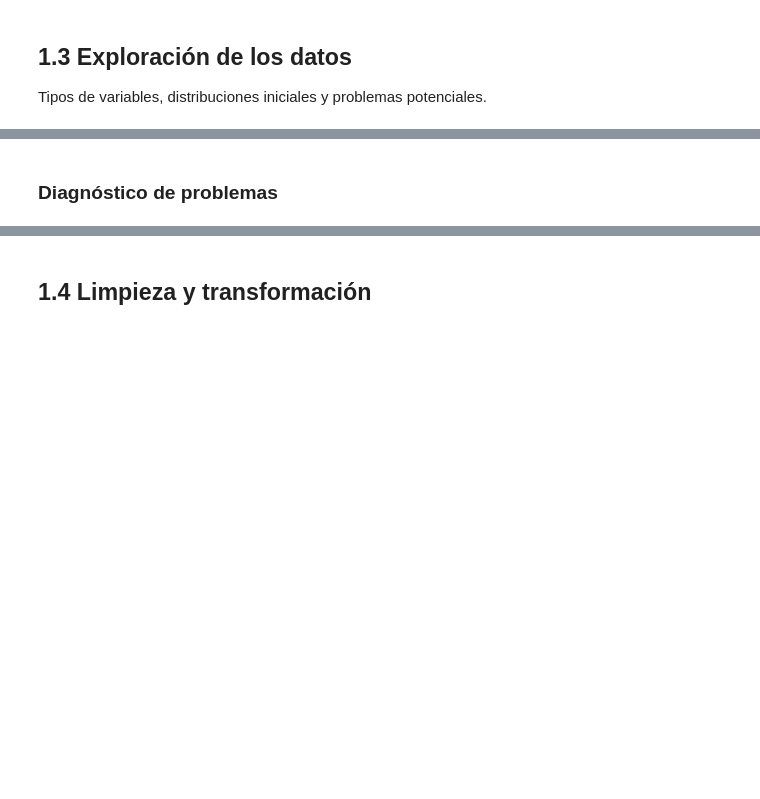
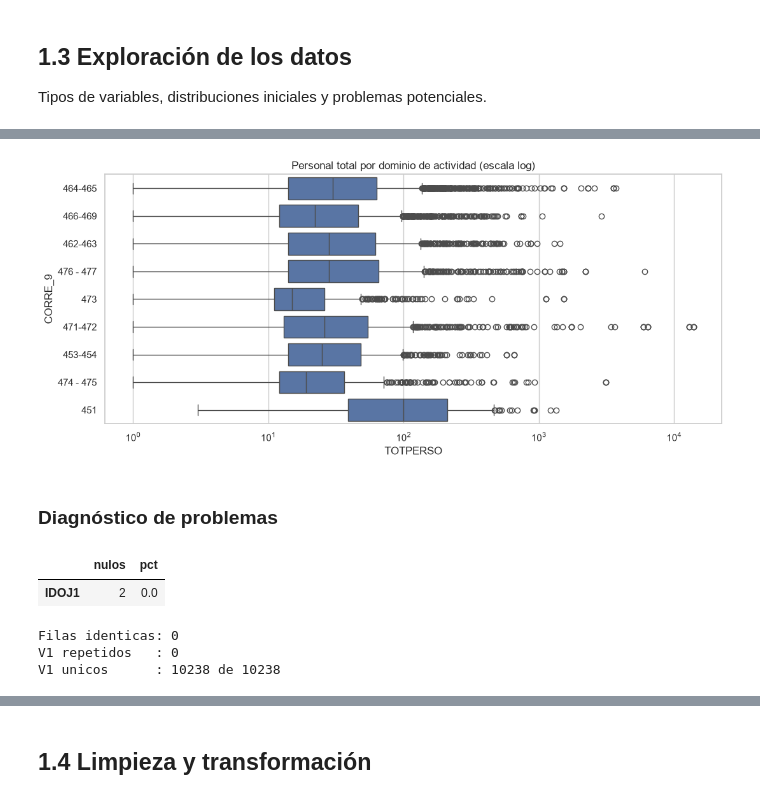
Before and after one commit to stivenmelo/analisis-eac-dane-2024, a Jupyter notebook: notebook/EAC_2024_analisis.ipynb, the cells around one changed output, grey strips where cells are left out. Cells and saved outputs as stored; diff of their text form; code cells hidden in the pictures; blank space fills up the shorter version.

```diff
--- a/notebook/EAC_2024_analisis.ipynb
+++ b/notebook/EAC_2024_analisis.ipynb
@@ -69,13 +242,34 @@ Tipos de variables, distribuciones iniciales y problemas potenciales.
 # %%
 # C12 — Personal total por dominio de actividad
-# Guía: celda 12
+fig, ax = plt.subplots(figsize=(11, 5))
+sns.boxplot(data=df[df["TOTPERSO"] > 0], x="TOTPERSO", y="CORRE_9", ax=ax,
+            order=df["CORRE_9"].value_counts().index)
+ax.set_xscale("log")
+ax.set_title("Personal total por dominio de actividad (escala log)")
+plt.tight_layout()
+plt.show()
+# %% [output]
+[figure, added]
 # %% [markdown]
 ### Diagnóstico de problemas
 # %%
 # C13 — Valores faltantes
-# Guía: celda 13
+nulos = pd.DataFrame({
+    "nulos": df.isna().sum(),
+    "pct":   (df.isna().mean() * 100).round(3),
+})
+nulos[nulos["nulos"] > 0]
+# %% [output]
+|  | nulos | pct |
+| IDOJ1 | 2 | 0.0 |
 # %%
 # C14 — Duplicados: filas completas e identificador
-# Guía: celda 14
+print("Filas identicas:", df.duplicated().sum())
+print("V1 repetidos   :", df["V1"].duplicated().sum())
+print("V1 unicos      :", df["V1"].nunique(), "de", len(df))
+# %% [output]
+Filas identicas: 0
+V1 repetidos   : 0
+V1 unicos      : 10238 de 10238
 # %%
 # C15 — Registros sin actividad económica
```
Also changed, not shown: parts of 28 cells of this notebook, 1 other file.
